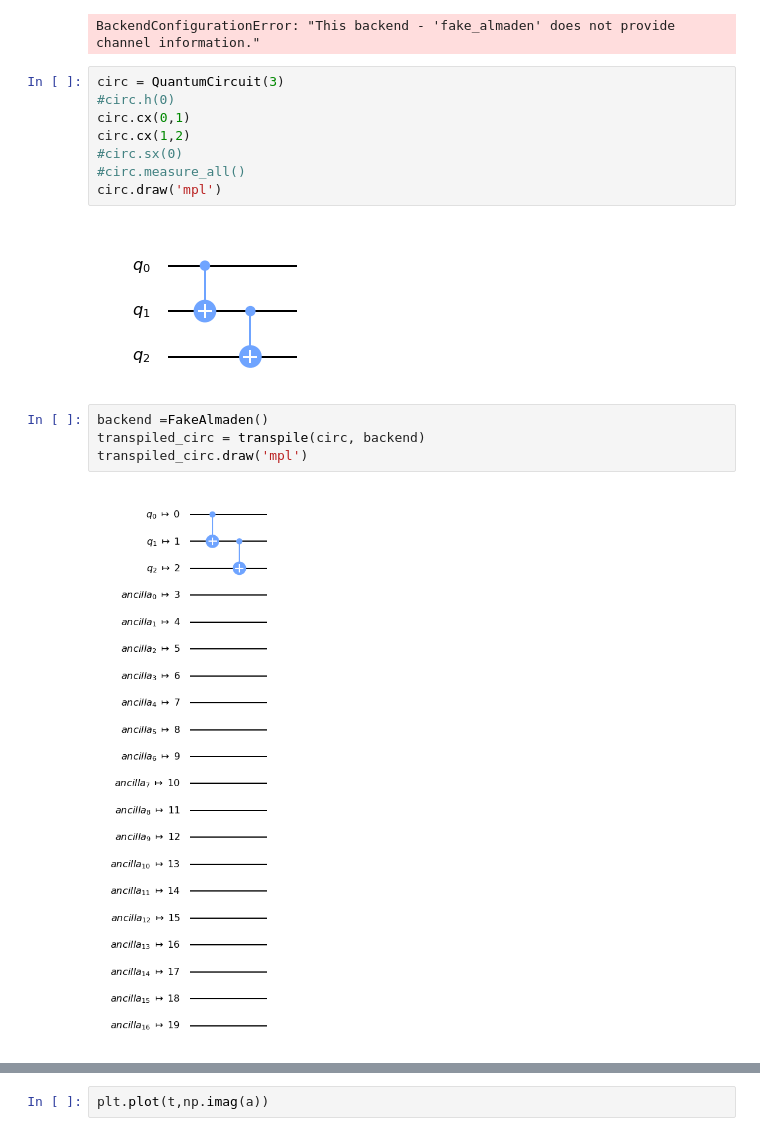
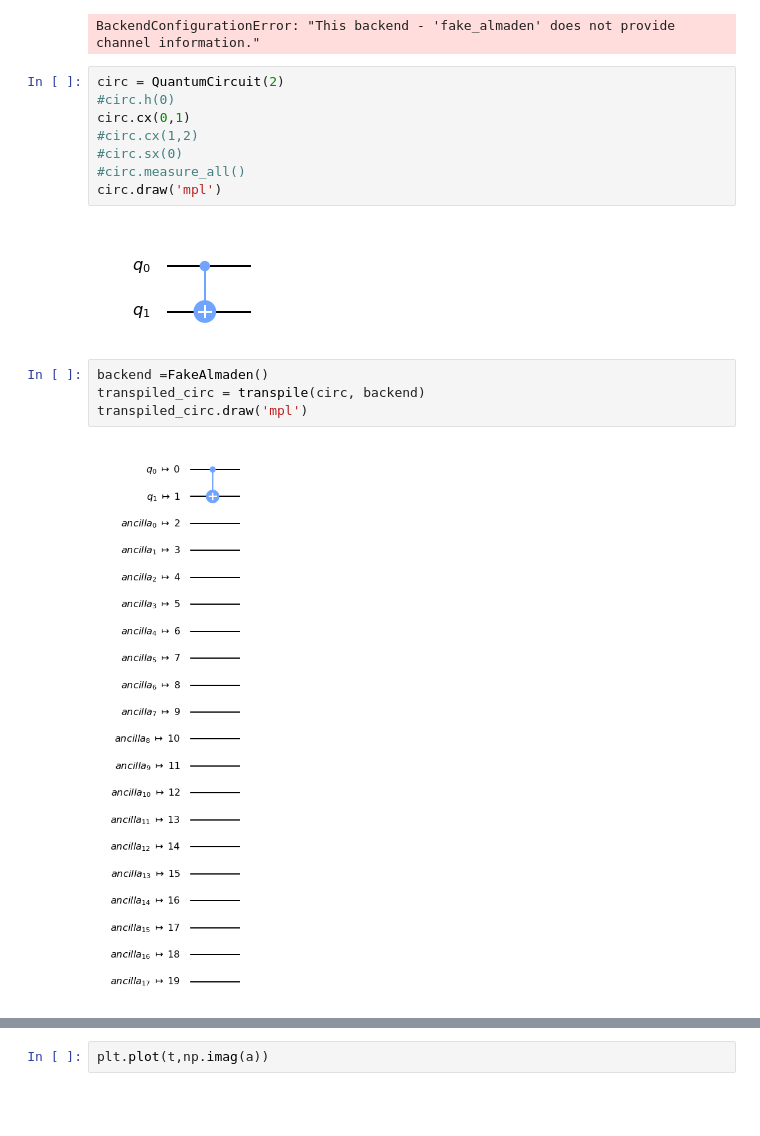
Before and after one commit to adgt/pulsemaker, a Jupyter notebook: general-playground/pulse_sandbox.ipynb, the cells around one changed output, grey strips where cells are left out. Drawn from its saved outputs; the diff is of its cells as text; blank space fills up the shorter version.

```diff
--- a/general-playground/pulse_sandbox.ipynb
+++ b/general-playground/pulse_sandbox.ipynb
@@ -47,21 +47,21 @@ backend.configuration().control((0))
 # %% [output]
 BackendConfigurationError: "This backend - 'fake_almaden' does not provide channel information."
 # %%
-circ = QuantumCircuit(3)
+circ = QuantumCircuit(2)
 #circ.h(0)
 circ.cx(0,1)
-circ.cx(1,2)
+#circ.cx(1,2)
 #circ.sx(0)
 #circ.measure_all()
 circ.draw('mpl')
 # %% [output]
-[figure, old version]
+[figure, new version]
 # %%
 backend =FakeAlmaden()
 transpiled_circ = transpile(circ, backend)
 transpiled_circ.draw('mpl')
 # %% [output]
-[figure, old version]
+[figure, new version]
 # %%
 schedule = build_schedule(transpiled_circ, backend)
 #schedule.draw(plot_range=[0,2500])
```
Also changed, not shown: parts of 7 cells of this notebook, 3 other files.
